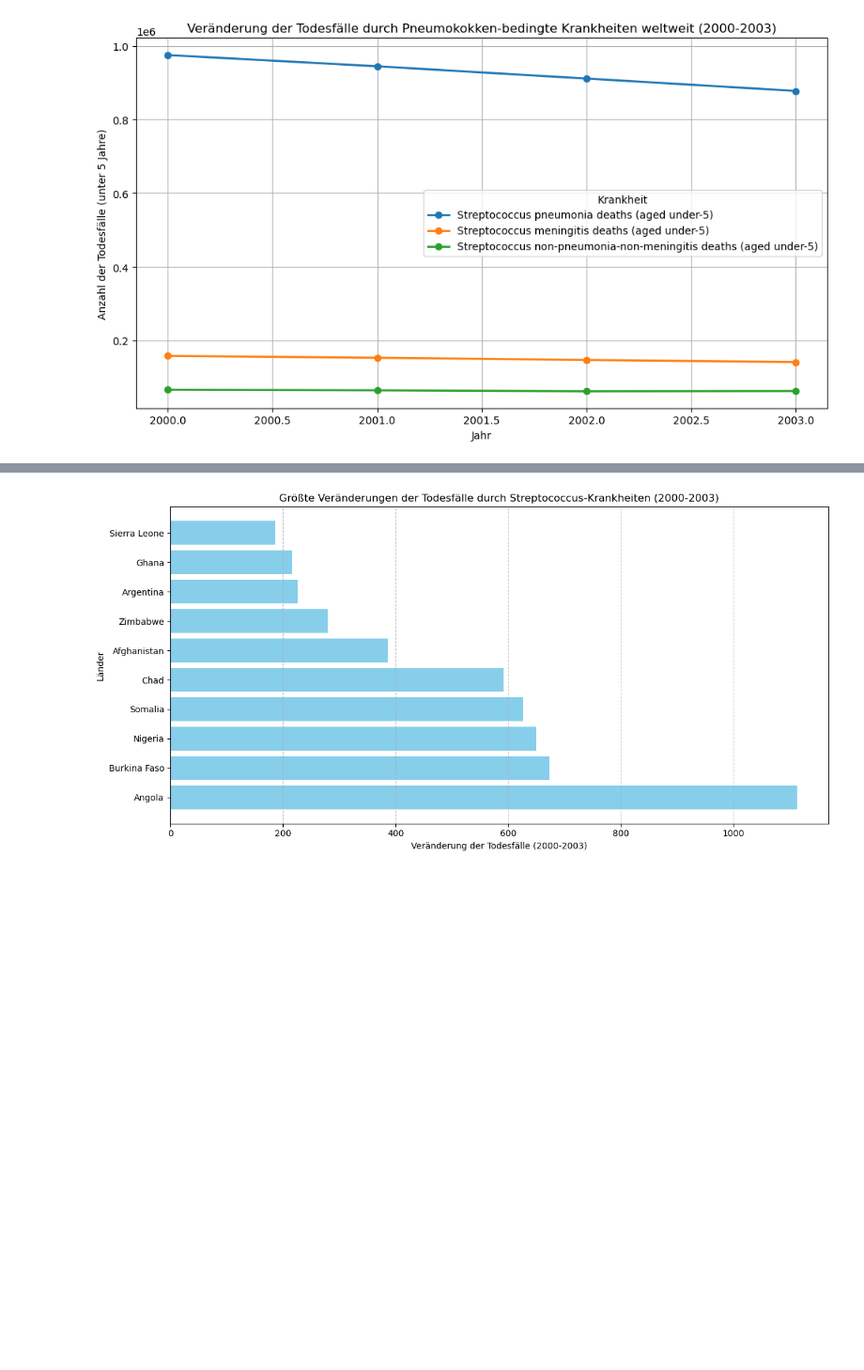
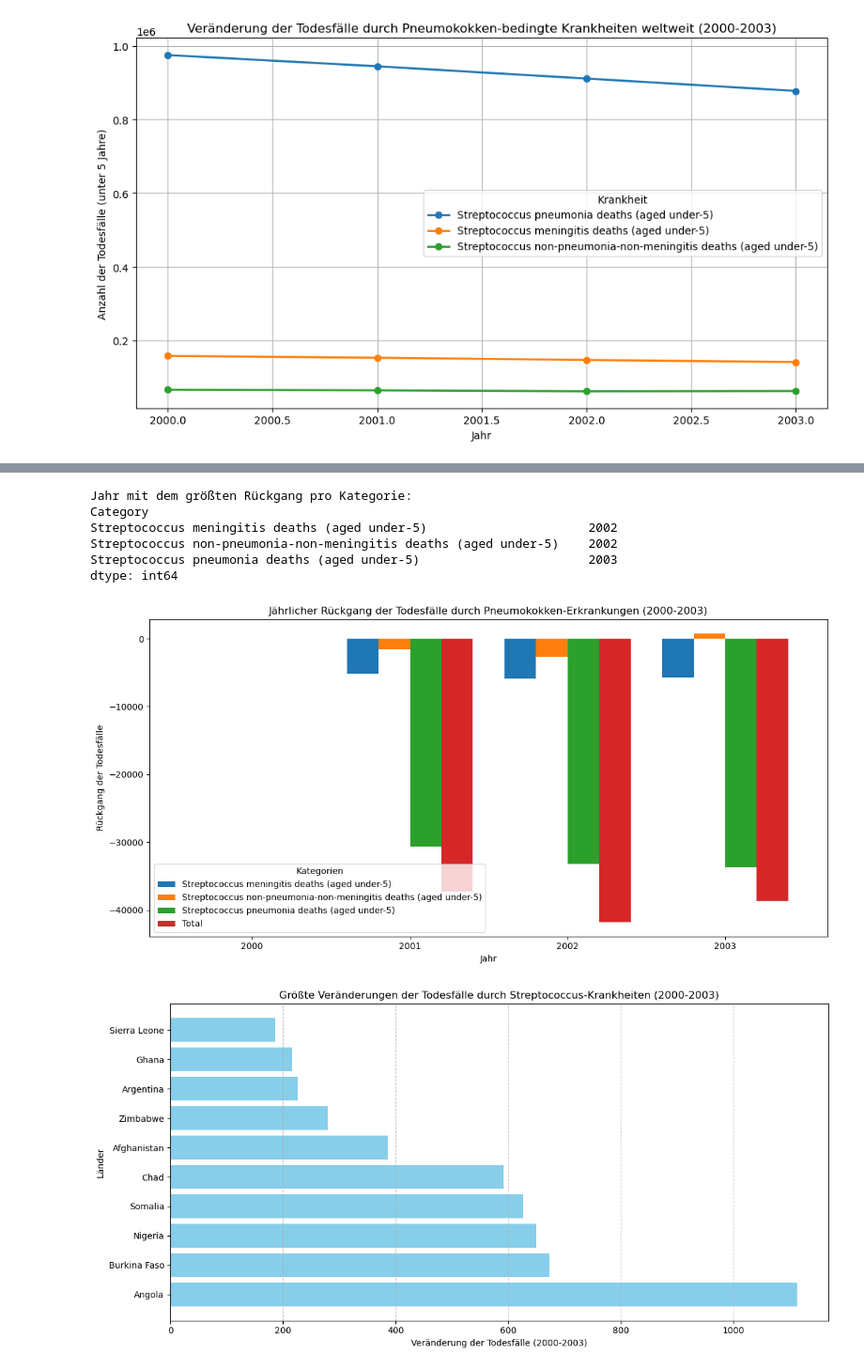
Before and after one commit to ayl-in/Aylin-und-Genta, a Jupyter notebook: Phython_LN_aylin_genta.ipynb, the cells around one changed output, grey strips where cells are left out. Shown at 94% size. Cells and saved outputs as stored; diff of their text form; code cells hidden in the pictures; blank space fills up the shorter version.

```diff
--- a/Phython_LN_aylin_genta.ipynb
+++ b/Phython_LN_aylin_genta.ipynb
@@ -313,3 +376,52 @@ plt.show()
+# %%
+import pandas as pd
+import matplotlib.pyplot as plt
+# Daten auf den Zeitraum 2000–2003 beschränken
+df_filtered = df_orig[df_orig['Year'].between(2000, 2003)]
+# Pivot-Tabelle erstellen
+df_pivot = df_filtered.pivot_table(
+   index='Entity',
+   columns='Year',
+   values=[
+       "Streptococcus non-pneumonia-non-meningitis deaths (aged under-5)",
+       "Streptococcus meningitis deaths (aged under-5)",
+       "Streptococcus pneumonia deaths (aged under-5)"
+   ]
+)
+# Summe der Todesfälle weltweit pro Krankheit und Jahr
+df_total_per_year = df_pivot.sum(axis=0)
+# Konvertiere MultiIndex in Spalten für bessere Lesbarkeit
+df_total_per_year = df_total_per_year.reset_index()
+df_total_per_year.columns = ["Category", "Year", "Deaths"]
+# Pivotiere die Daten, um Jahresdifferenzen zu berechnen
+df_total_pivot = df_total_per_year.pivot(index="Year", columns="Category", values="Deaths")
+# Berechne die Differenzen pro Jahr
+category_diff = df_total_pivot.diff()
+# Jahr mit größtem Rückgang für jede Kategorie
+largest_drop = category_diff.idxmin()
+print("Jahr mit dem größten Rückgang pro Kategorie:")
+print(largest_drop)
+# Füge eine Gesamtsumme hinzu und berechne Differenzen
+df_total_pivot["Total"] = df_total_pivot.sum(axis=1)
+total_diff = df_total_pivot["Total"].diff()
+# Plot der Differenzen
+category_diff["Total"] = total_diff
+category_diff.plot(kind='bar', figsize=(12, 6), width=0.8)
+plt.title('Jährlicher Rückgang der Todesfälle durch Pneumokokken-Erkrankungen (2000-2003)')
+plt.ylabel('Rückgang der Todesfälle')
+plt.xlabel('Jahr')
+plt.xticks(rotation=0)
+plt.legend(title='Kategorien')
+plt.tight_layout()
+plt.show()
+# %% [output]
+Jahr mit dem größten Rückgang pro Kategorie:
+Category
+Streptococcus meningitis deaths (aged under-5)                      2002
+Streptococcus non-pneumonia-non-meningitis deaths (aged under-5)    2002
+Streptococcus pneumonia deaths (aged under-5)                       2003
+dtype: int64
+[figure, added]
 # %%
 import pandas as pd
 import matplotlib.pyplot as plt
```
Also changed, not shown: parts of 6 cells of this notebook.
